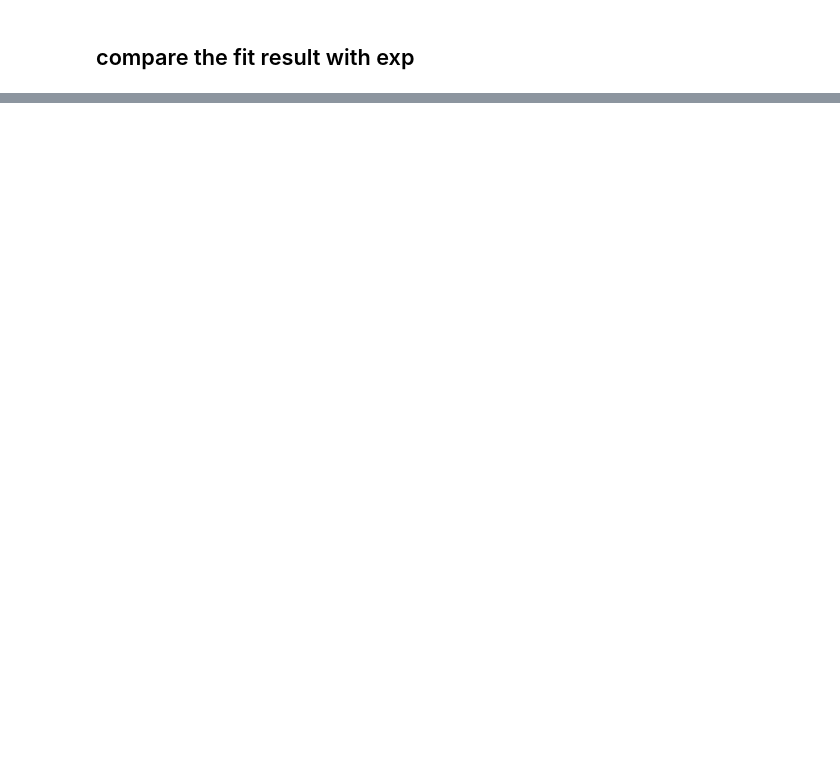
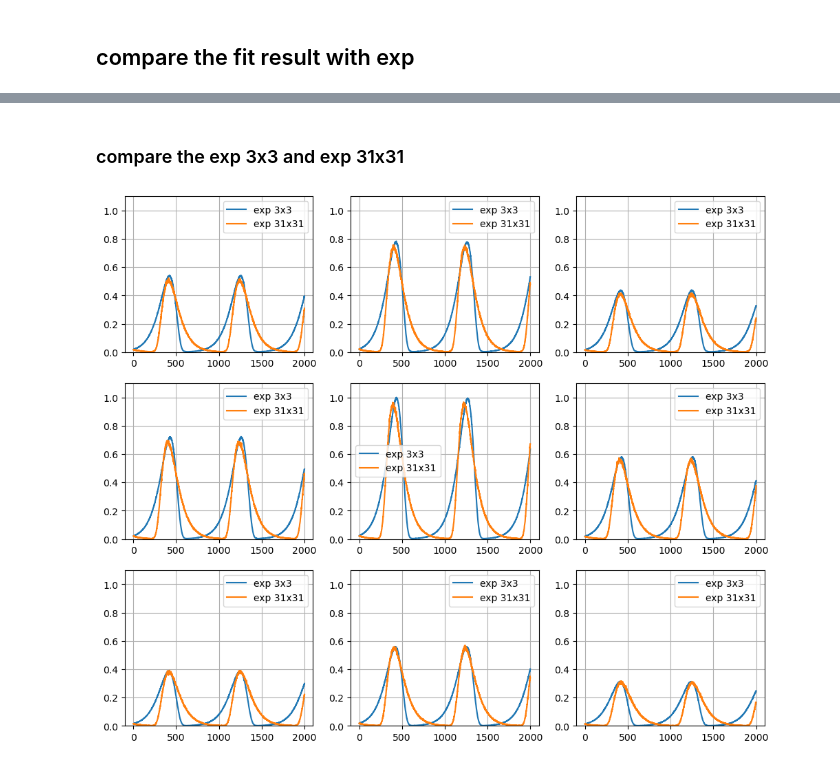
Before and after one commit to Fenrisulfr26/foam_project_pmcx, a Jupyter notebook: pmcx_fitting_sims_ipynb/pmcx_scan_fits_ZW.ipynb, the cells around one changed output, grey strips where cells are left out. Cells and saved outputs as stored; diff of their text form; code cells hidden in the pictures; blank space fills up the shorter version.

```diff
--- a/pmcx_fitting_sims_ipynb/pmcx_scan_fits_ZW.ipynb
+++ b/pmcx_fitting_sims_ipynb/pmcx_scan_fits_ZW.ipynb
@@ -142,0 +165,20 @@ plt.show()
+# %% [markdown]
+### compare the exp 3x3 and exp 31x31
+# %%
+noabs_exp_3x3 = np.load('F:/OneDrive/foam_imaging_project/pmcx_foam/experiment_data/noabs1_gain0.7_5x5cm_3x3points_pol50deg_expo10.0sec_binWidth15ps_binNum2000_061224.npy')
+noabs_exp_31x31 = np.load('F:/OneDrive/foam_imaging_project/pmcx_foam/experiment_data/noabs1_gain0.7_5x5cm_31x31points_pol50deg_expo1.0sec_binWidth15ps_binNum2000_061224.npy')
+noabs_exp_3x3 = noabs_exp_3x3/noabs_exp_3x3.max()
+noabs_exp_31x31 = noabs_exp_31x31/noabs_exp_31x31.max()
+
+plt.figure(figsize=(12,10))
+
+for i,ii in enumerate([0, 15, 30]):
+    for j,jj in enumerate([0, 15, 30]):
+        plt.subplot(3,3,3*i+j+1)
+        plt.plot(noabs_exp_3x3[i,j,:],label = 'exp 3x3')
+        plt.plot(noabs_exp_31x31[ii,jj,:], label = 'exp 31x31')
+        plt.ylim([0,1.1])
+        plt.legend()
+        plt.grid()
+# %% [output]
+[figure, added]
```
Also changed, not shown: parts of 9 cells of this notebook, 8 other files.
